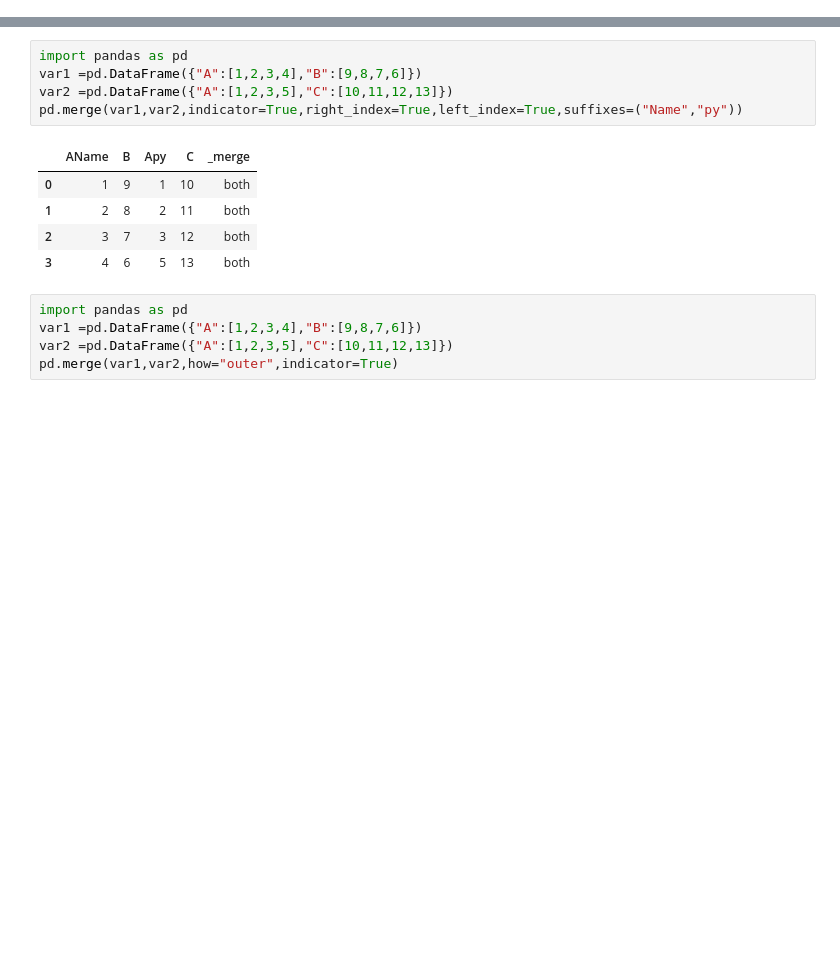
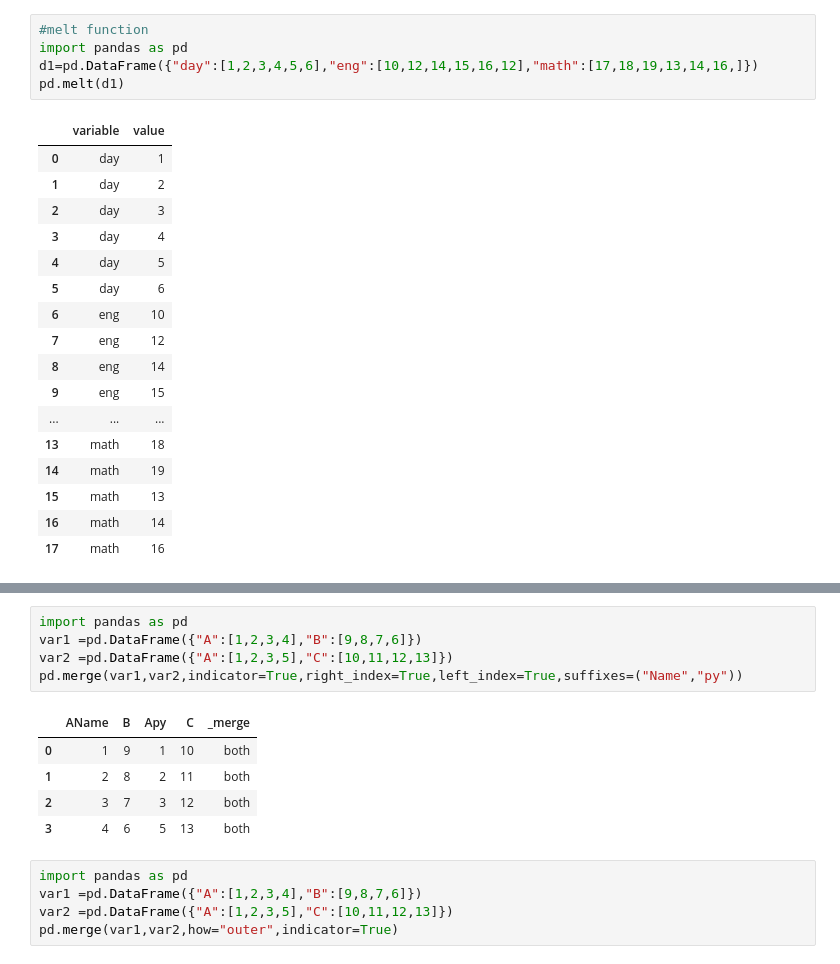
Before and after one commit to amanchandra100/ML_Basics, a Jupyter notebook: Pandas.ipynb, the cells around one changed output, grey strips where cells are left out. Saved outputs shown, nothing was run; the diff lists cells and outputs as text; blank space fills up the shorter version.

```diff
--- a/Pandas.ipynb
+++ b/Pandas.ipynb
@@ -0,0 +31,23 @@
+# %%
+#melt function
+import pandas as pd
+d1=pd.DataFrame({"day":[1,2,3,4,5,6],"eng":[10,12,14,15,16,12],"math":[17,18,19,13,14,16,]})
+pd.melt(d1)
+# %% [output]
+|  | variable | value |
+| 0 | day | 1 |
+| 1 | day | 2 |
+| 2 | day | 3 |
+| 3 | day | 4 |
+| 4 | day | 5 |
+| 5 | day | 6 |
+| 6 | eng | 10 |
+| 7 | eng | 12 |
+| 8 | eng | 14 |
+| 9 | eng | 15 |
+| ... | ... | ... |
+| 13 | math | 18 |
+| 14 | math | 19 |
+| 15 | math | 13 |
+| 16 | math | 14 |
+| 17 | math | 16 |
```
Also changed, not shown: parts of 14 cells of this notebook, 1 other file.
